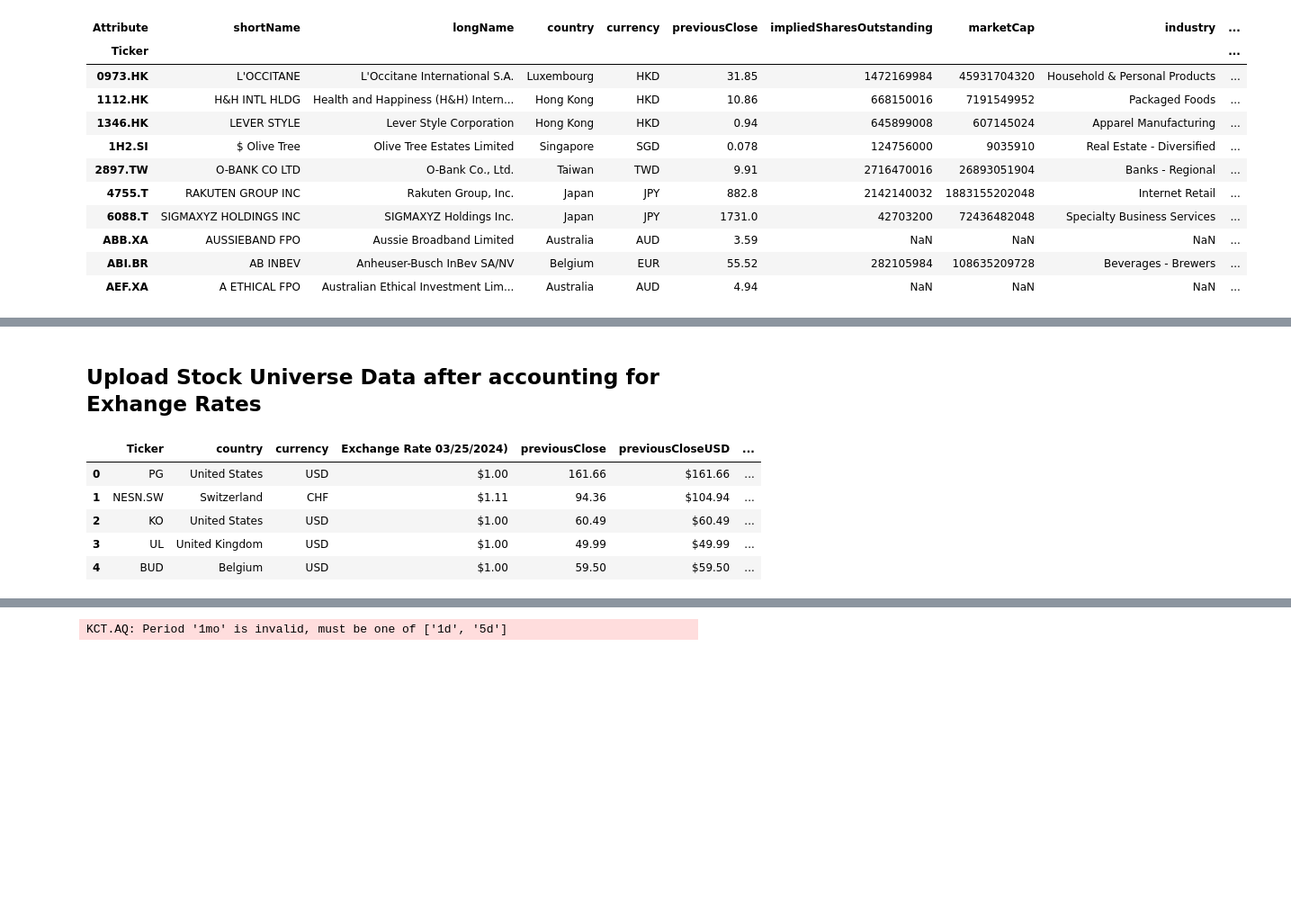
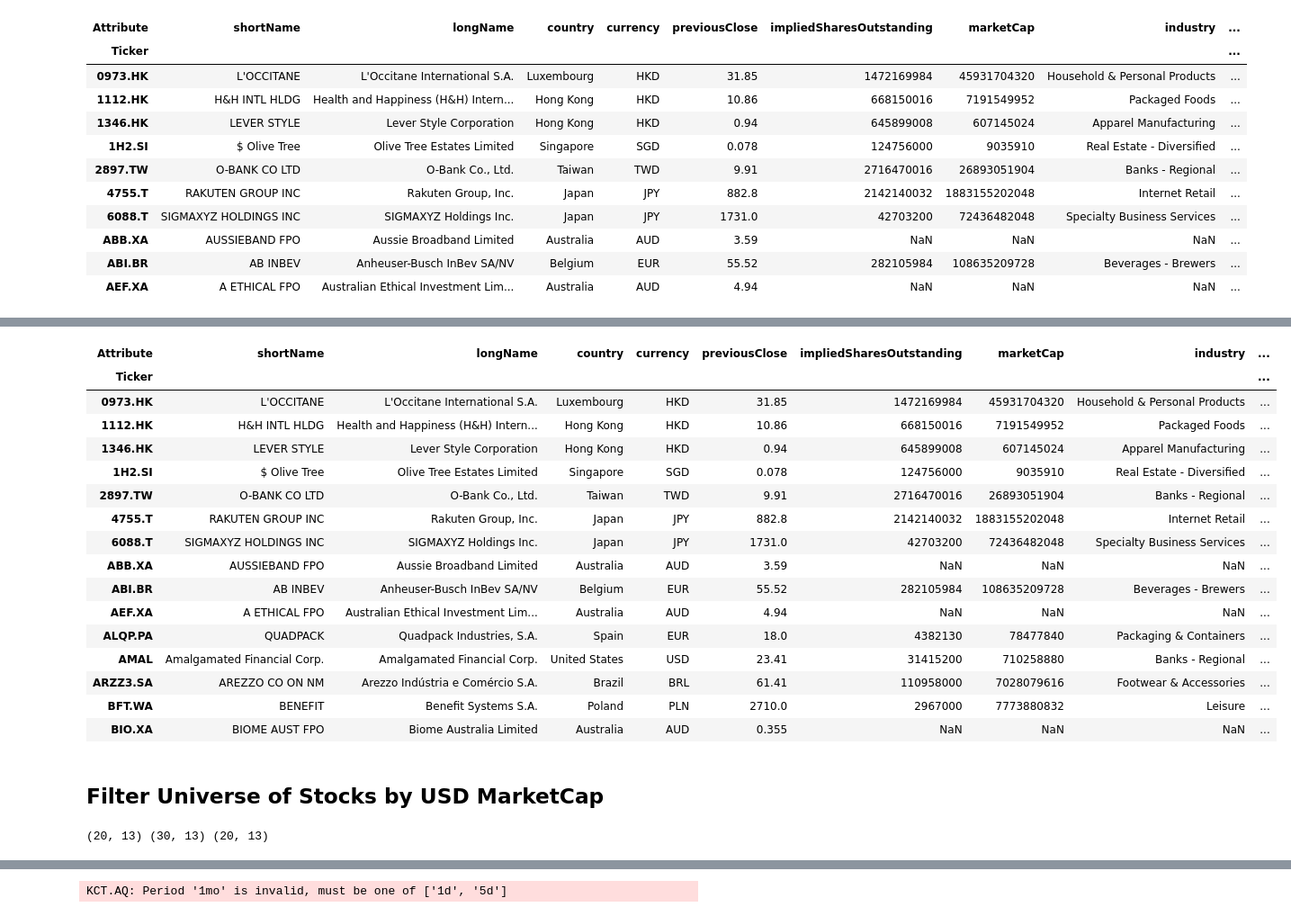
Before and after one commit to apenake/Certified_B_Corp_Index, a Jupyter notebook: Public B Corp Index with Currency Conversion.ipynb, the cells around one changed output, grey strips where cells are left out. Shown at 90% size. Saved outputs shown, nothing was run; the diff lists cells and outputs as text; code cells hidden in the pictures; blank space fills up the shorter version.

```diff
--- a/Public B Corp Index with Currency Conversion.ipynb
+++ b/Public B Corp Index with Currency Conversion.ipynb
@@ -412,2 +423,25 @@ stock_data_filtered.head()
+# %%
+# Calculate USD price and USD marketcap
+stock_data_filtered['previousCloseUSD'] = stock_data_filtered['previousClose'] / stock_data_filtered['USDExchangeRate']
+stock_data_filtered['marketCapUSD'] = stock_data_filtered['marketCap'] / stock_data_filtered['USDExchangeRate']
+stock_data_filtered.head(15)
+# %% [output]
+| Attribute | shortName | longName | country | currency | previousClose | impliedSharesOutstanding | marketCap | industry | ... |
+| Ticker |  |  |  |  |  |  |  |  | ... |
+| 0973.HK | L'OCCITANE | L'Occitane International S.A. | Luxembourg | HKD | 31.85 | 1472169984 | 45931704320 | Household & Personal Products | ... |
+| 1112.HK | H&H INTL HLDG | Health and Happiness (H&H) Intern... | Hong Kong | HKD | 10.86 | 668150016 | 7191549952 | Packaged Foods | ... |
+| 1346.HK | LEVER STYLE | Lever Style Corporation | Hong Kong | HKD | 0.94 | 645899008 | 607145024 | Apparel Manufacturing | ... |
+| 1H2.SI | $ Olive Tree | Olive Tree Estates Limited | Singapore | SGD | 0.078 | 124756000 | 9035910 | Real Estate - Diversified | ... |
+| 2897.TW | O-BANK CO LTD | O-Bank Co., Ltd. | Taiwan | TWD | 9.91 | 2716470016 | 26893051904 | Banks - Regional | ... |
+| 4755.T | RAKUTEN GROUP INC | Rakuten Group, Inc. | Japan | JPY | 882.8 | 2142140032 | 1883155202048 | Internet Retail | ... |
+| 6088.T | SIGMAXYZ HOLDINGS INC | SIGMAXYZ Holdings Inc. | Japan | JPY | 1731.0 | 42703200 | 72436482048 | Specialty Business Services | ... |
+| ABB.XA | AUSSIEBAND FPO | Aussie Broadband Limited | Australia | AUD | 3.59 | NaN | NaN | NaN | ... |
+| ABI.BR | AB INBEV | Anheuser-Busch InBev SA/NV | Belgium | EUR | 55.52 | 282105984 | 108635209728 | Beverages - Brewers | ... |
+| AEF.XA | A ETHICAL FPO | Australian Ethical Investment Lim... | Australia | AUD | 4.94 | NaN | NaN | NaN | ... |
+| ALQP.PA | QUADPACK | Quadpack Industries, S.A. | Spain | EUR | 18.0 | 4382130 | 78477840 | Packaging & Containers | ... |
+| AMAL | Amalgamated Financial Corp. | Amalgamated Financial Corp. | United States | USD | 23.41 | 31415200 | 710258880 | Banks - Regional | ... |
+| ARZZ3.SA | AREZZO CO ON NM | Arezzo Indústria e Comércio S.A. | Brazil | BRL | 61.41 | 110958000 | 7028079616 | Footwear & Accessories | ... |
+| BFT.WA | BENEFIT | Benefit Systems S.A. | Poland | PLN | 2710.0 | 2967000 | 7773880832 | Leisure | ... |
+| BIO.XA | BIOME AUST FPO | Biome Australia Limited | Australia | AUD | 0.355 | NaN | NaN | NaN | ... |
 # %% [markdown]
-## Upload Stock Universe Data after accounting for Exhange Rates
+## Filter Universe of Stocks by USD MarketCap
@@ -414,13 +459,11 @@ stock_data_filtered.head()
 # %%
-stocks_updated = pd.read_csv('Stock_data_24.03.25_updated.csv')
-display(stocks_updated.head())
+stock_index_top20 = filter_index(stock_data_filtered, size = False, num_thresh=20)
+stock_index_top30 = filter_index(stock_data_filtered, size = False, num_thresh=30)
+stock_index_over1b = filter_index(stock_data_filtered, size = True, num=False, size_thresh=1000000000)
+
+print(stock_index_top20.shape, stock_index_top30.shape, stock_index_over1b.shape )
 # %% [output]
-|  | Ticker | country | currency | Exchange Rate 03/25/2024) | previousClose | previousCloseUSD | ... |
-| 0 | PG | United States | USD | $1.00 | 161.66 | $161.66 | ... |
-| 1 | NESN.SW | Switzerland | CHF | $1.11 | 94.36 | $104.94 | ... |
-| 2 | KO | United States | USD | $1.00 | 60.49 | $60.49 | ... |
-| 3 | UL | United Kingdom | USD | $1.00 | 49.99 | $49.99 | ... |
-| 4 | BUD | Belgium | USD | $1.00 | 59.50 | $59.50 | ... |
+(20, 13) (30, 13) (20, 13)
 # %%
 def get_price_history2 (df, start, end):
     tickers_list = df['Ticker'].tolist()
```
Also changed, not shown: parts of 15 cells of this notebook.
